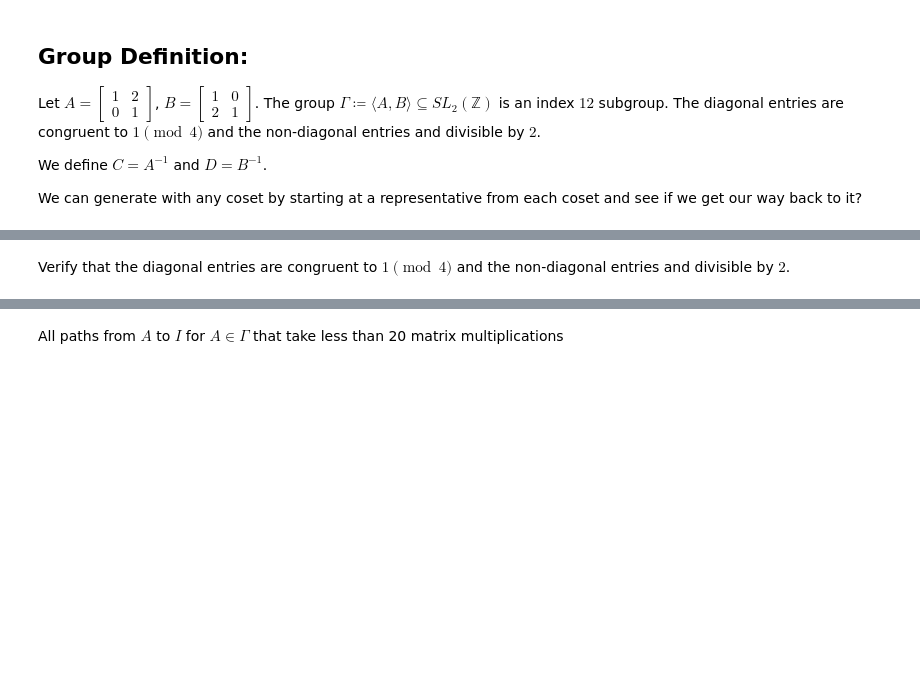
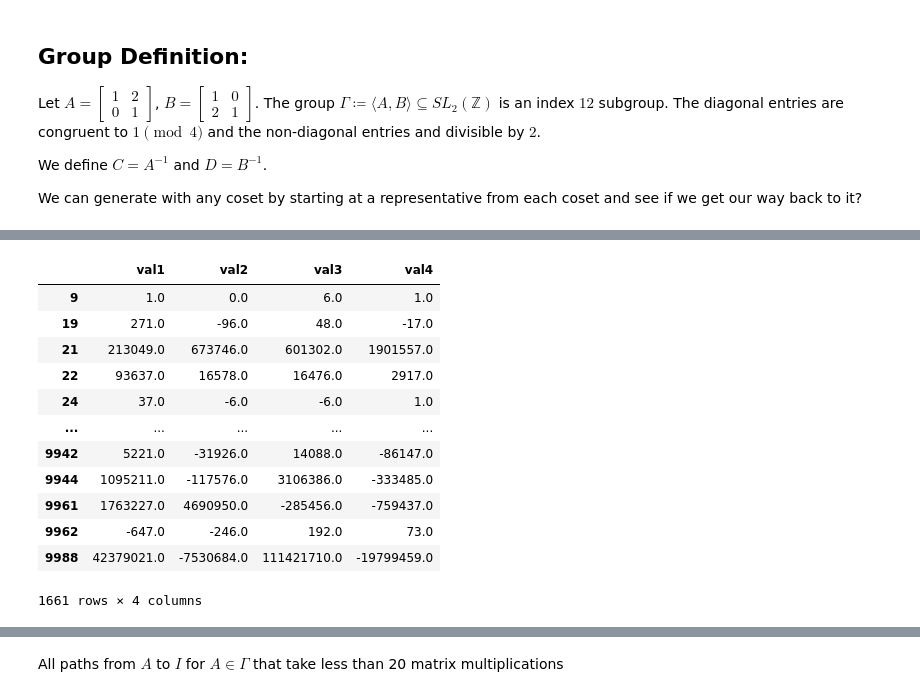
Before and after one commit to MXM-MachineLearning/MXM_AI_Ellenberg, a Jupyter notebook: SL2_Z/Q_learning/subset_Q_learning_for_SL2_Z.ipynb, the cells around one changed output, grey strips where cells are left out. Saved outputs shown, nothing was run; the diff lists cells and outputs as text; code cells hidden in the pictures; blank space fills up the shorter version.

```diff
--- a/SL2_Z/Q_learning/subset_Q_learning_for_SL2_Z.ipynb
+++ b/SL2_Z/Q_learning/subset_Q_learning_for_SL2_Z.ipynb
@@ -135,5 +152,19 @@ df[(df['val1'] % 2 == 1) & (df['val2'] % 2 == 0) & (df['val3'] % 2 == 0) & (df['
-# %% [markdown]
-Verify that the diagonal entries are congruent to $1\pmod{4}$ and the non-diagonal entries and divisible by $2$.
+# %%
+Verify that the diagonal entries are congruent to $1\pmod{4}$ and the non-diagonal entries and divisible by $2$.
+# %% [output]
+|  | val1 | val2 | val3 | val4 |
+| 9 | 1.0 | 0.0 | 6.0 | 1.0 |
+| 19 | 271.0 | -96.0 | 48.0 | -17.0 |
+| 21 | 213049.0 | 673746.0 | 601302.0 | 1901557.0 |
+| 22 | 93637.0 | 16578.0 | 16476.0 | 2917.0 |
+| 24 | 37.0 | -6.0 | -6.0 | 1.0 |
+| ... | ... | ... | ... | ... |
+| 9942 | 5221.0 | -31926.0 | 14088.0 | -86147.0 |
+| 9944 | 1095211.0 | -117576.0 | 3106386.0 | -333485.0 |
+| 9961 | 1763227.0 | 4690950.0 | -285456.0 | -759437.0 |
+| 9962 | -647.0 | -246.0 | 192.0 | 73.0 |
+| 9988 | 42379021.0 | -7530684.0 | 111421710.0 | -19799459.0 |
+1661 rows × 4 columns
 # %%
 filter_df = df[df['val1'] % 4 == 1]
 filter_df = filter_df[filter_df['val2'] % 2 == 0]
```
Also changed, not shown: parts of 13 cells of this notebook, 5 other files.
